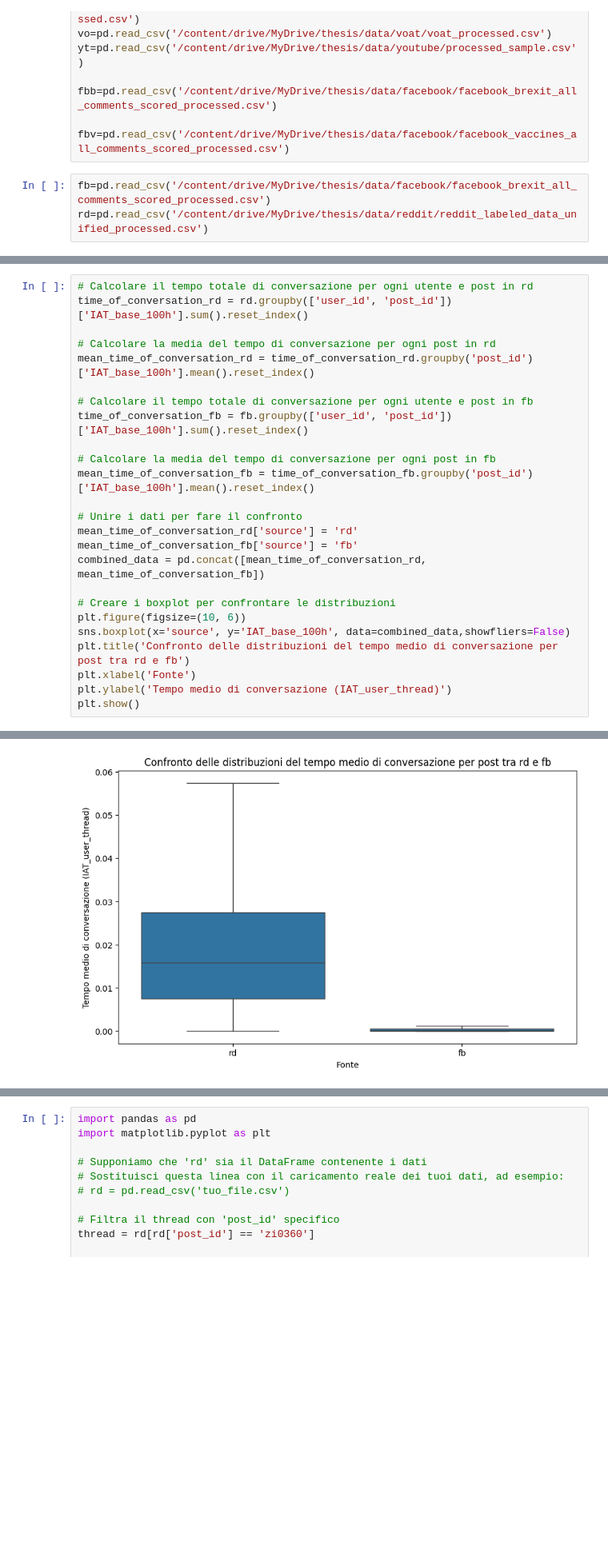
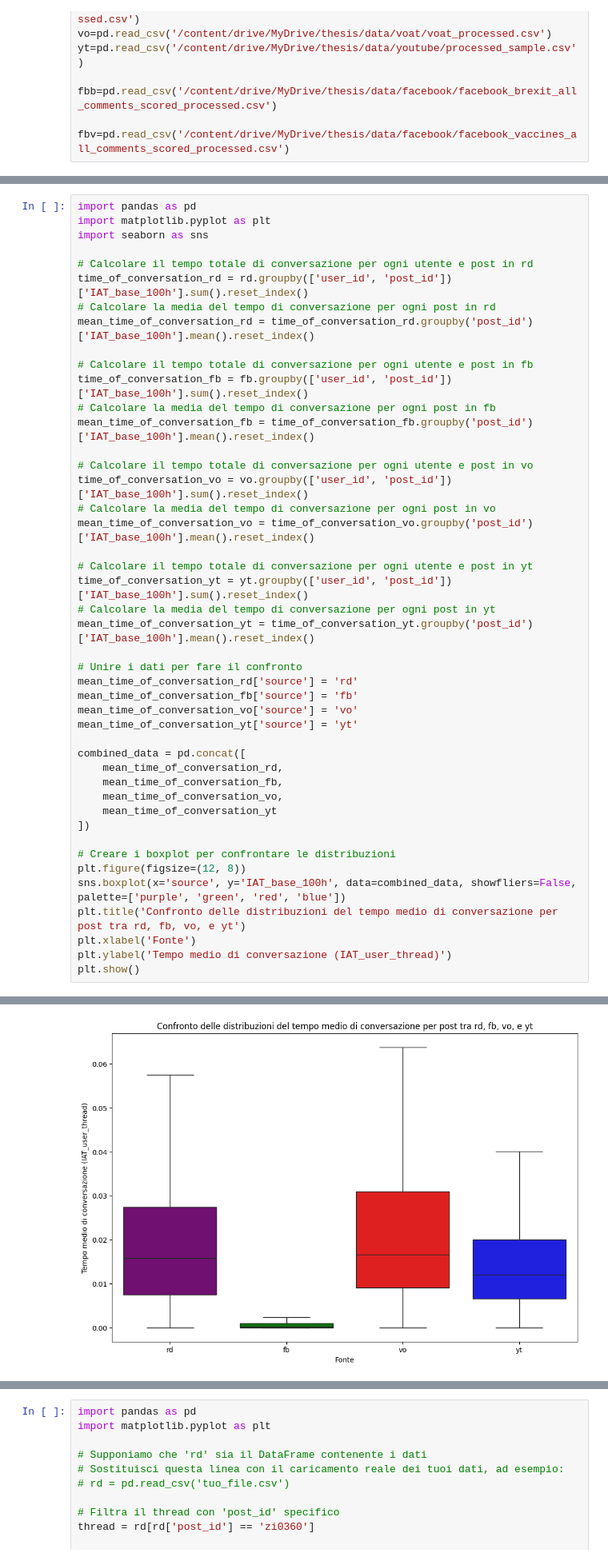
Before and after one commit to jacoponudo/Conversation_dynamics, a Jupyter notebook: src/SYN/search_parameters_measure_the_conversation.ipynb, the cells around one changed output, grey strips where cells are left out. Shown at 80% size. Cells and saved outputs as stored; diff of their text form; blank space fills up the shorter version.

```diff
--- a/src/SYN/search_parameters_measure_the_conversation.ipynb
+++ b/src/SYN/search_parameters_measure_the_conversation.ipynb
@@ -53,6 +53,3 @@ yt=pd.read_csv('/content/drive/MyDrive/thesis/data/youtube/processed_sample.csv'
 fbb=pd.read_csv('/content/drive/MyDrive/thesis/data/facebook/facebook_brexit_all_comments_scored_processed.csv')
 
 fbv=pd.read_csv('/content/drive/MyDrive/thesis/data/facebook/facebook_vaccines_all_comments_scored_processed.csv')
-# %%
-fb=pd.read_csv('/content/drive/MyDrive/thesis/data/facebook/facebook_brexit_all_comments_scored_processed.csv')
-rd=pd.read_csv('/content/drive/MyDrive/thesis/data/reddit/reddit_labeled_data_unified_processed.csv')
@@ -59,25 +88,45 @@ rd=pd.read_csv('/content/drive/MyDrive/thesis/data/reddit/reddit_labeled_data_un
 # %%
+import pandas as pd
+import matplotlib.pyplot as plt
+import seaborn as sns
+
 # Calcolare il tempo totale di conversazione per ogni utente e post in rd
 time_of_conversation_rd = rd.groupby(['user_id', 'post_id'])['IAT_base_100h'].sum().reset_index()
-
 # Calcolare la media del tempo di conversazione per ogni post in rd
 mean_time_of_conversation_rd = time_of_conversation_rd.groupby('post_id')['IAT_base_100h'].mean().reset_index()
 
 # Calcolare il tempo totale di conversazione per ogni utente e post in fb
 time_of_conversation_fb = fb.groupby(['user_id', 'post_id'])['IAT_base_100h'].sum().reset_index()
-
 # Calcolare la media del tempo di conversazione per ogni post in fb
 mean_time_of_conversation_fb = time_of_conversation_fb.groupby('post_id')['IAT_base_100h'].mean().reset_index()
+
+# Calcolare il tempo totale di conversazione per ogni utente e post in vo
+time_of_conversation_vo = vo.groupby(['user_id', 'post_id'])['IAT_base_100h'].sum().reset_index()
+# Calcolare la media del tempo di conversazione per ogni post in vo
+mean_time_of_conversation_vo = time_of_conversation_vo.groupby('post_id')['IAT_base_100h'].mean().reset_index()
+
+# Calcolare il tempo totale di conversazione per ogni utente e post in yt
+time_of_conversation_yt = yt.groupby(['user_id', 'post_id'])['IAT_base_100h'].sum().reset_index()
+# Calcolare la media del tempo di conversazione per ogni post in yt
+mean_time_of_conversation_yt = time_of_conversation_yt.groupby('post_id')['IAT_base_100h'].mean().reset_index()
 
 # Unire i dati per fare il confronto
 mean_time_of_conversation_rd['source'] = 'rd'
 mean_time_of_conversation_fb['source'] = 'fb'
-combined_data = pd.concat([mean_time_of_conversation_rd, mean_time_of_conversation_fb])
+mean_time_of_conversation_vo['source'] = 'vo'
+mean_time_of_conversation_yt['source'] = 'yt'
+
+combined_data = pd.concat([
+    mean_time_of_conversation_rd,
+    mean_time_of_conversation_fb,
+    mean_time_of_conversation_vo,
+    mean_time_of_conversation_yt
+])
 
 # Creare i boxplot per confrontare le distribuzioni
-plt.figure(figsize=(10, 6))
-sns.boxplot(x='source', y='IAT_base_100h', data=combined_data,showfliers=False)
-plt.title('Confronto delle distribuzioni del tempo medio di conversazione per post tra rd e fb')
+plt.figure(figsize=(12, 8))
+sns.boxplot(x='source', y='IAT_base_100h', data=combined_data, showfliers=False, palette=['purple', 'green', 'red', 'blue'])
+plt.title('Confronto delle distribuzioni del tempo medio di conversazione per post tra rd, fb, vo, e yt')
 plt.xlabel('Fonte')
 plt.ylabel('Tempo medio di conversazione (IAT_user_thread)')
 plt.show()
@@ -85 +137 @@ plt.show()
-[figure, old version]
+[figure, new version]
```
Also changed, not shown: parts of 7 cells of this notebook.
